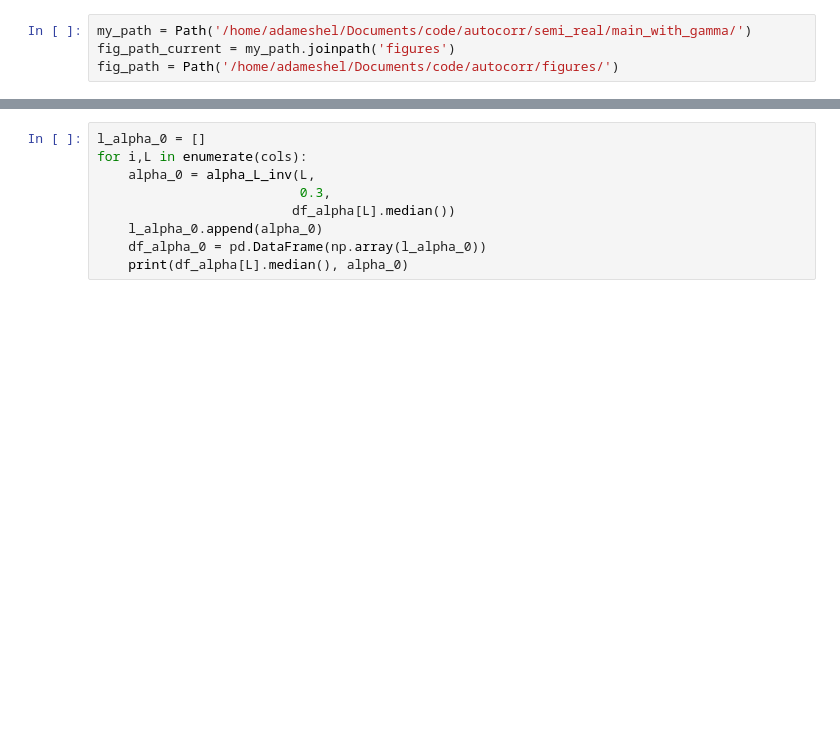
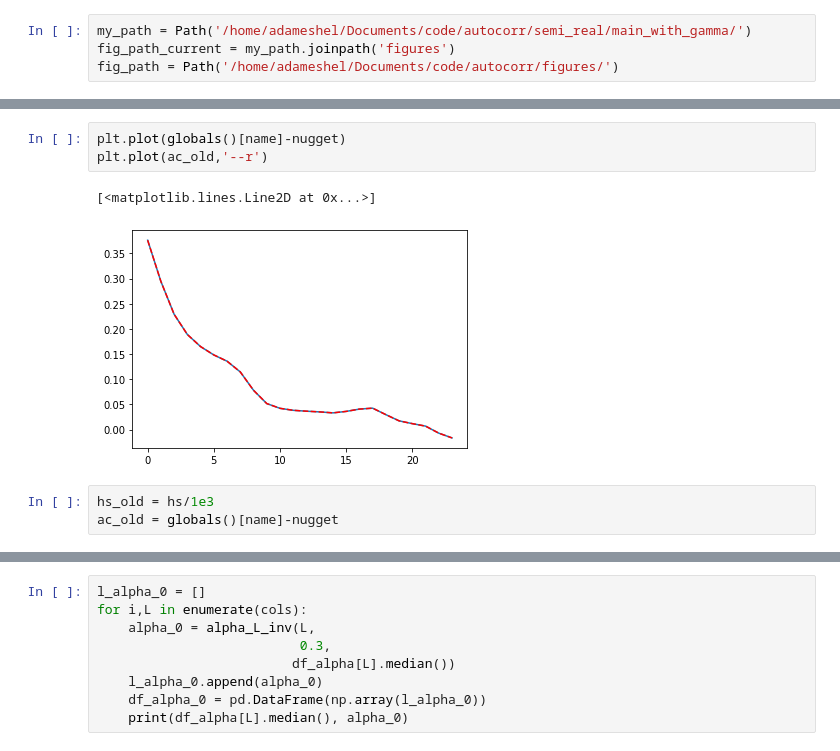
Before and after one commit to adameshel/spatial_autocorrelation, a Jupyter notebook: Autocorr/read_autocorr_empirical_run.ipynb, the cells around one changed output, grey strips where cells are left out. Cells and saved outputs as stored; diff of their text form; blank space fills up the shorter version.

```diff
--- a/Autocorr/read_autocorr_empirical_run.ipynb
+++ b/Autocorr/read_autocorr_empirical_run.ipynb
@@ -72,3 +149,12 @@ def linear(x,a,b):
+# %%
+plt.plot(globals()[name]-nugget)
+plt.plot(ac_old,'--r')
+# %% [output]
+[<matplotlib.lines.Line2D at 0x...>]
+[figure, added]
+# %%
+hs_old = hs/1e3
+ac_old = globals()[name]-nugget
 # %%
 from autocorr_functions import *
 a = 0.24; b = 3.49;
```
Also changed, not shown: parts of 19 cells of this notebook, 2 other files.
